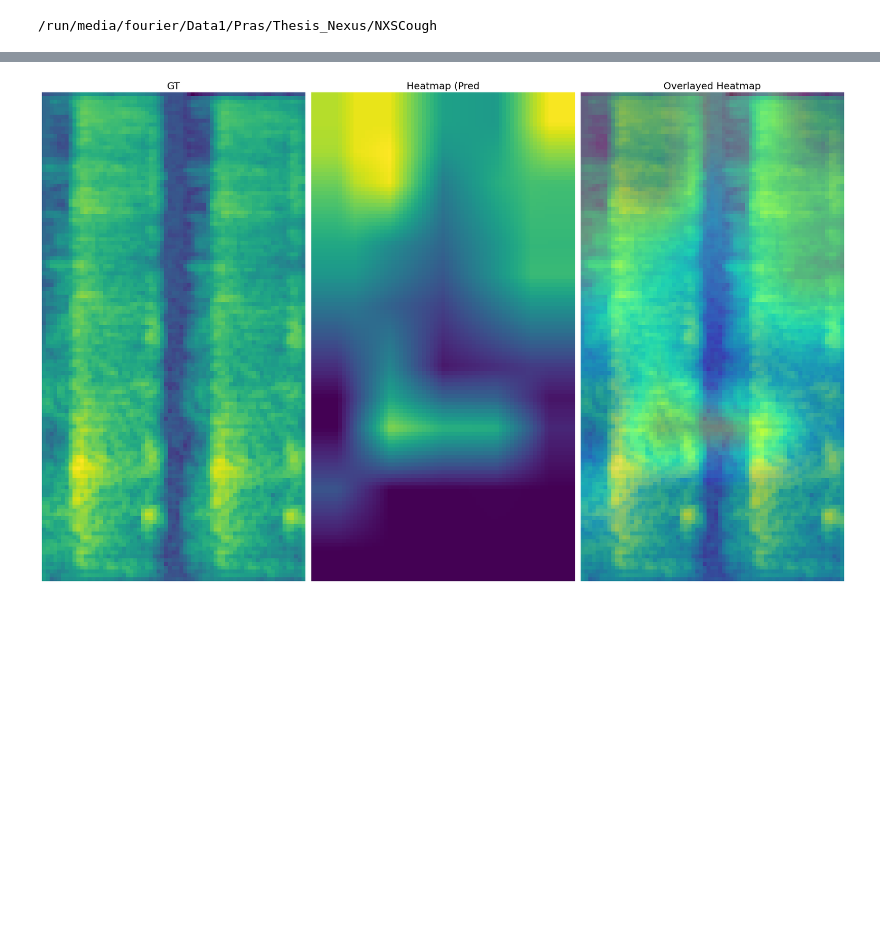
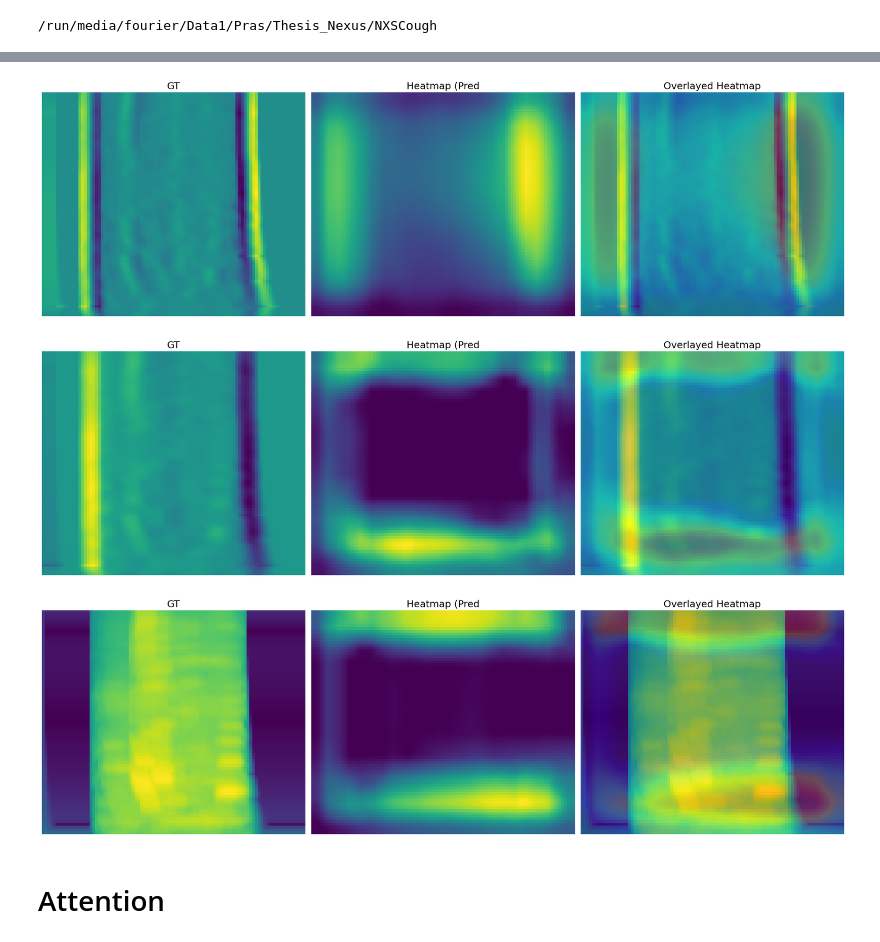
Before and after one commit to arkiven4/NXSCough, a Jupyter notebook: notebooks/xai.ipynb, the cells around one changed output, grey strips where cells are left out. Cells and saved outputs as stored; diff of their text form; code cells hidden in the pictures; blank space fills up the shorter version.

```diff
--- a/notebooks/xai.ipynb
+++ b/notebooks/xai.ipynb
@@ -149,9 +212,6 @@ labels = np.argmax(dse_ids.cpu().numpy(), axis=-1)
 # %%
-index_selected = 0
-mel = audio[index_selected].squeeze(0).cpu()
-
-def minmax_norm(x, eps=1e-8):
-    return (x - x.min()) / (x.max() - x.min() + eps)
+selected_index = random.randint(0, len(audio) - 1)
+mel = audio[selected_index].squeeze(0).cpu()
 
 # split
 mel_static = mel[0:80]
@@ -175,3 +235,10 @@ mel_np = np.flipud(mel_np)
 
 cmap = cm.get_cmap("viridis")
 mel_rgb = cmap(mel_np)[..., :3]
+
+print(f"Pred : {preds[selected_index]}")
+print(f"True : {labels[selected_index]}")
+plt.imshow(mel_rgb)
+plt.axis('off')
+plt.tight_layout()
+plt.show()
@@ -203,10 +249,9 @@ class CAMWrapper(torch.nn.Module):
 # %%
 cam_model = CAMWrapper(runner_lightning.model)
-
 target_layers = [runner_lightning.model.layer4, runner_lightning.model.layer3]
-input_tensor = audio[index_selected]#.unsqueeze(1)
+targets = [BinaryClassifierOutputTarget(labels[selected_index])]
+input_tensor = audio[selected_index]#.squeeze(0)
 image_original = mel_rgb
-targets = [ClassifierOutputTarget(0)]
 
 with GradCAM(model=cam_model, target_layers=target_layers) as cam:
   grayscale_cam = cam(input_tensor=input_tensor, targets=targets)
@@ -325,27 +277,33 @@ tensor([1], device='cuda:0')
 # %%
-target_layers = [pool_model.backbone[-1], pool_model.backbone[-2]]
-input_tensor = audio.unsqueeze(1)
-image_original = mel_rgb
-targets = [ClassifierOutputTarget(labels)]
+cam_model_split = SplitStreamCAMWrapper(runner_lightning.model, stream_idx=0)
+target_layers = [runner_lightning.model.layer4, runner_lightning.model.layer3]
 
-with GradCAM(model=pool_model, target_layers=target_layers) as cam:
-  grayscale_cam = cam(input_tensor=input_tensor, targets=targets)
-  grayscale_cam = np.flipud(grayscale_cam[0, :])
-  visualization = show_cam_on_image(image_original, grayscale_cam, use_rgb=True, image_weight=0.8)
-  model_outputs = cam.outputs
+for i, name in enumerate(["raw", "delta", "deltadelta"]):
+    streams = torch.split(input_tensor, 80, dim=1)
+    s = streams[i]
 
-images = [image_original, grayscale_cam, visualization]
-titles = [f"GT",
-            f"Heatmap (Pred",
-            "Overlayed Heatmap"]
+    splits_original_image = np.split(image_original, 3, axis=0)
+    with GradCAM(model=cam_model_split, target_layers=target_layers) as cam:
+        grayscale_cam = cam(input_tensor=s, targets=targets)
+        grayscale_cam = np.flipud(grayscale_cam[0])
+        visualization = show_cam_on_image(splits_original_image[i], grayscale_cam, use_rgb=True, image_weight=0.8)
 
-plt.figure(figsize=(21, 18))
-for i in range(3):
-    plt.subplot(1, 3, i+1)
-    plt.imshow(images[i])
-    plt.axis('off')
-    plt.title(titles[i], fontdict={"size": 18})
-    plt.tight_layout()
-plt.show()
+    images = [splits_original_image[i], grayscale_cam, visualization]
+    titles = [f"GT",
+                f"Heatmap (Pred",
+                "Overlayed Heatmap"]
+
+    plt.figure(figsize=(21, 18))
+    for i in range(3):
+        plt.subplot(1, 3, i+1)
+        plt.imshow(images[i])
+        plt.axis('off')
+        plt.title(titles[i], fontdict={"size": 18})
+        plt.tight_layout()
+    plt.show()
 # %% [output]
-[figure, old version]
+[figure, new version]
+[figure, added]
+[figure, added]
+# %% [markdown]
+# Attention
```
Also changed, not shown: parts of 18 cells of this notebook, 22 other files.
